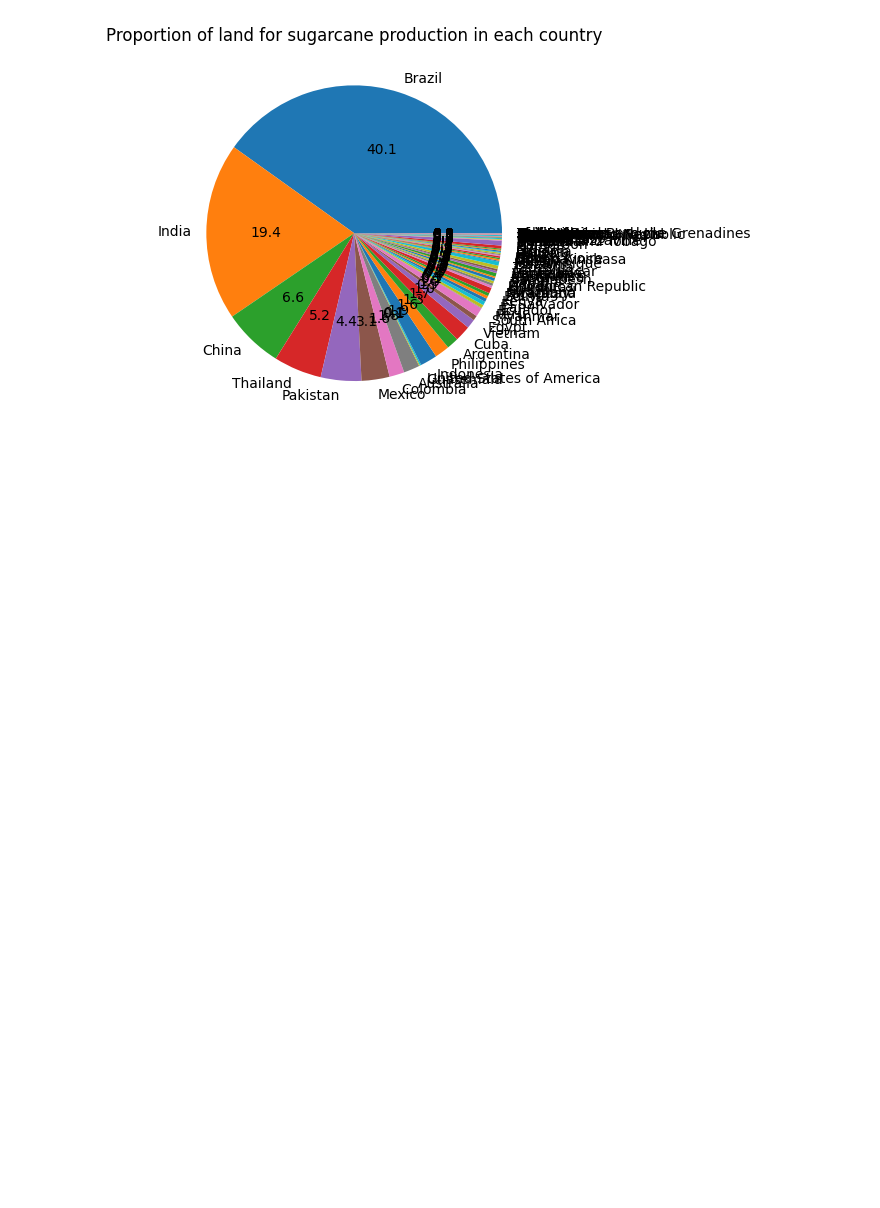
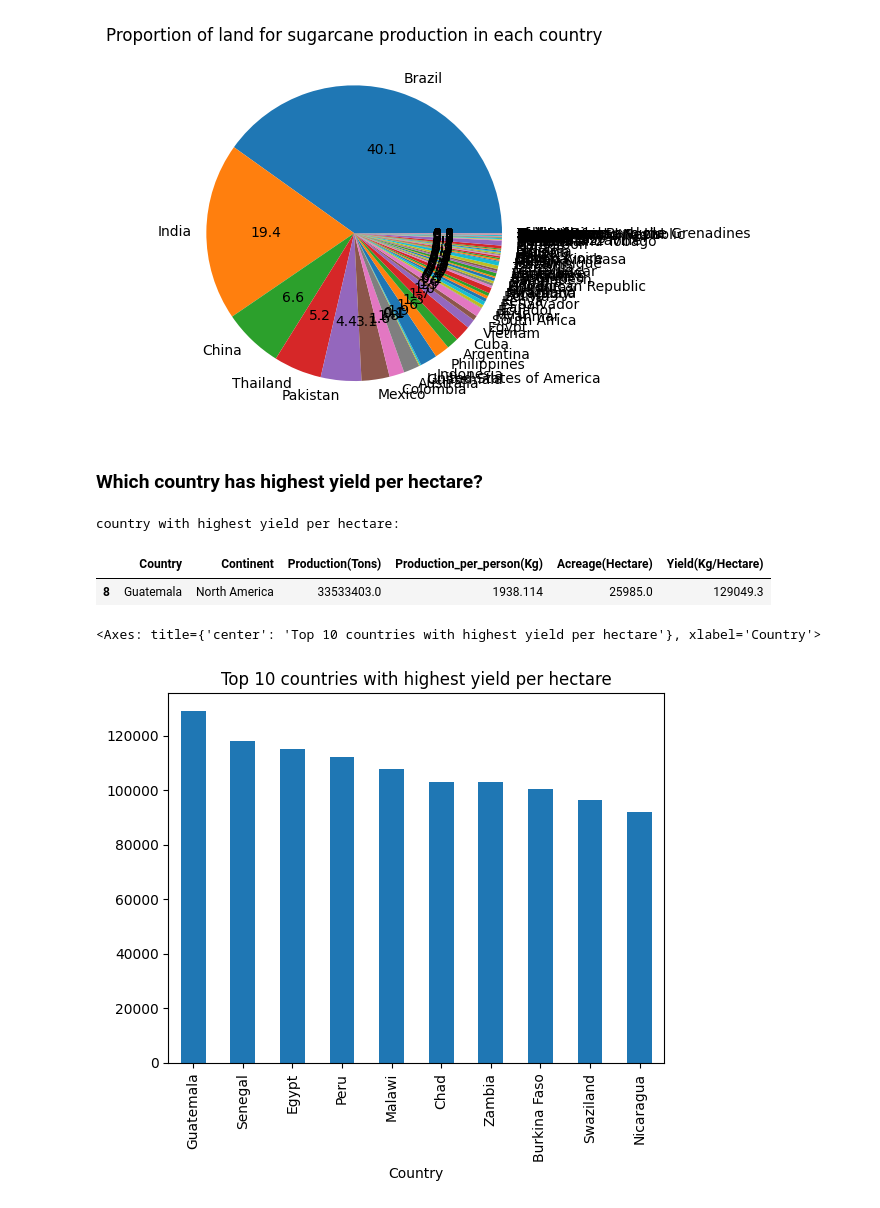
Before and after one commit to rishikeshpaulcode/sugarcane_eda, a Jupyter notebook: sugarcane-eda.ipynb, the cells around one changed output. Drawn from its saved outputs; the diff is of its cells as text; code cells hidden in the pictures; blank space fills up the shorter version.

```diff
--- a/sugarcane-eda.ipynb
+++ b/sugarcane-eda.ipynb
@@ -345,3 +318,18 @@ plt.title('Proportion of land for sugarcane production in each country')
 plt.show()
 # %% [output]
 [figure]
+# %% [markdown]
+### **Which country has highest yield per hectare?**
+# %%
+print('country with highest yield per hectare:')
+df[df['Yield(Kg/Hectare)'] == df['Yield(Kg/Hectare)'].max()]
+# %% [output]
+country with highest yield per hectare:
+|  | Country | Continent | Production(Tons) | Production_per_person(Kg) | Acreage(Hectare) | Yield(Kg/Hectare) |
+| 8 | Guatemala | North America | 33533403.0 | 1938.114 | 25985.0 | 129049.3 |
+# %%
+df_yld = df.sort_values(by='Yield(Kg/Hectare)', ascending=False).set_index('Country')
+df_yld.head(10)['Yield(Kg/Hectare)'].plot(kind='bar', title='Top 10 countries with highest yield per hectare')
+# %% [output]
+<Axes: title={'center': 'Top 10 countries with highest yield per hectare'}, xlabel='Country'>
+[figure, added]
```
Also changed, not shown: parts of 17 cells of this notebook.
